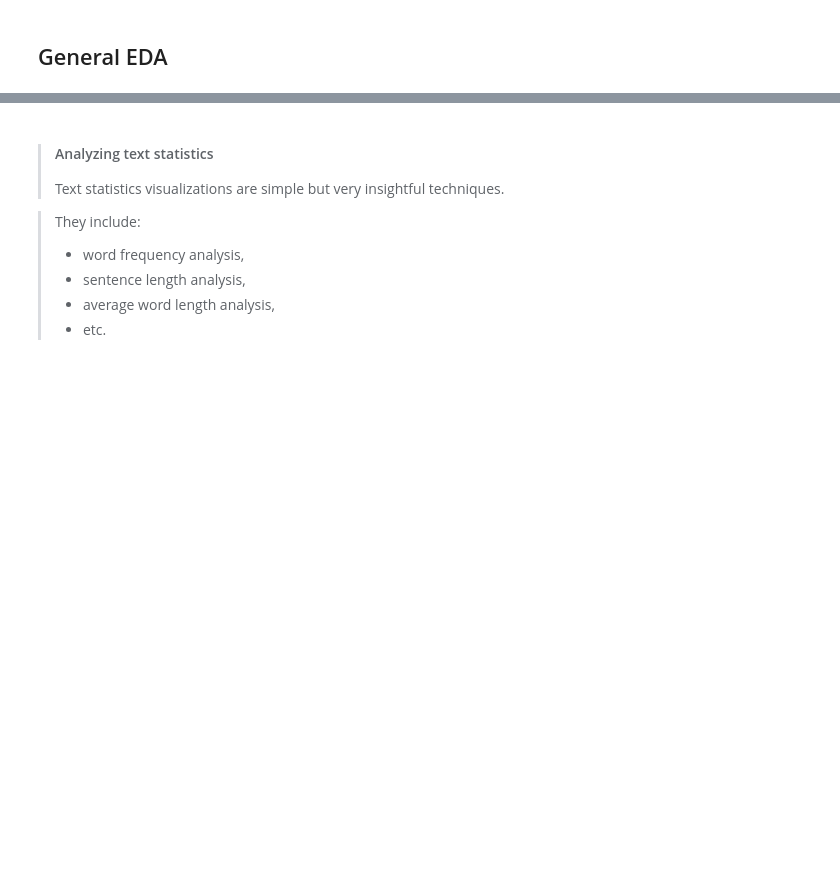
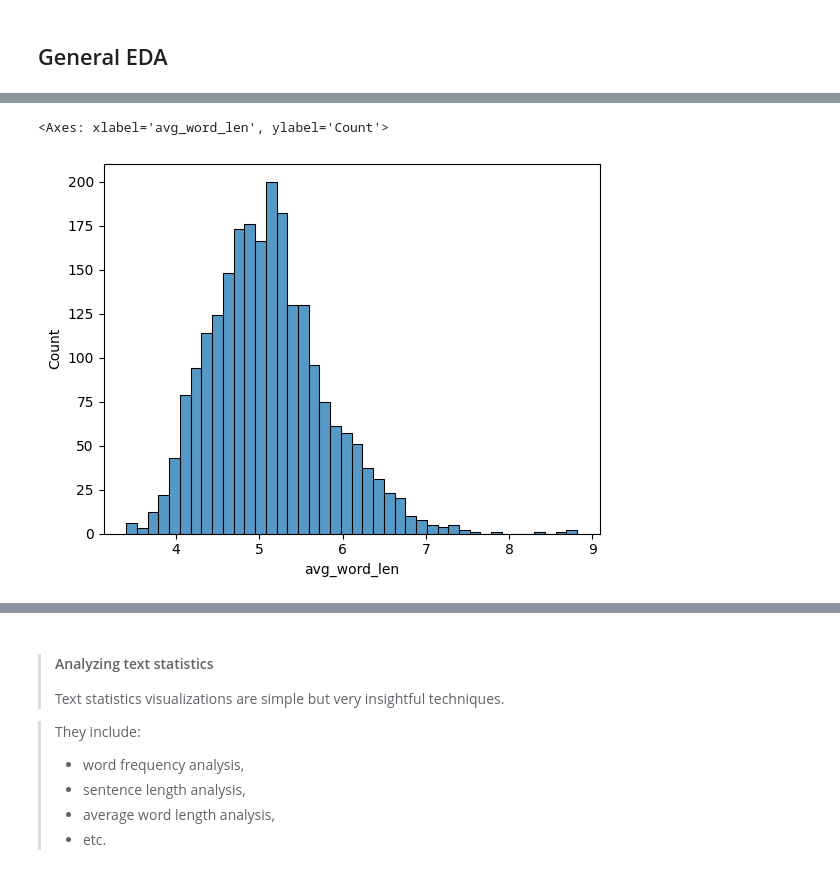
Before and after one commit to priyanshujha98/Cloud-Service-Recommender, a Jupyter notebook: code.ipynb, the cells around one changed output, grey strips where cells are left out. Saved outputs shown, nothing was run; the diff lists cells and outputs as text; code cells hidden in the pictures; blank space fills up the shorter version.

```diff
--- a/code.ipynb
+++ b/code.ipynb
@@ -28,0 +60,5 @@ final_df.head()
+# %%
+sns.histplot(final_df, x='avg_word_len')
+# %% [output]
+<Axes: xlabel='avg_word_len', ylabel='Count'>
+[figure, added]
```
Also changed, not shown: parts of 19 cells of this notebook, 1 other file.
